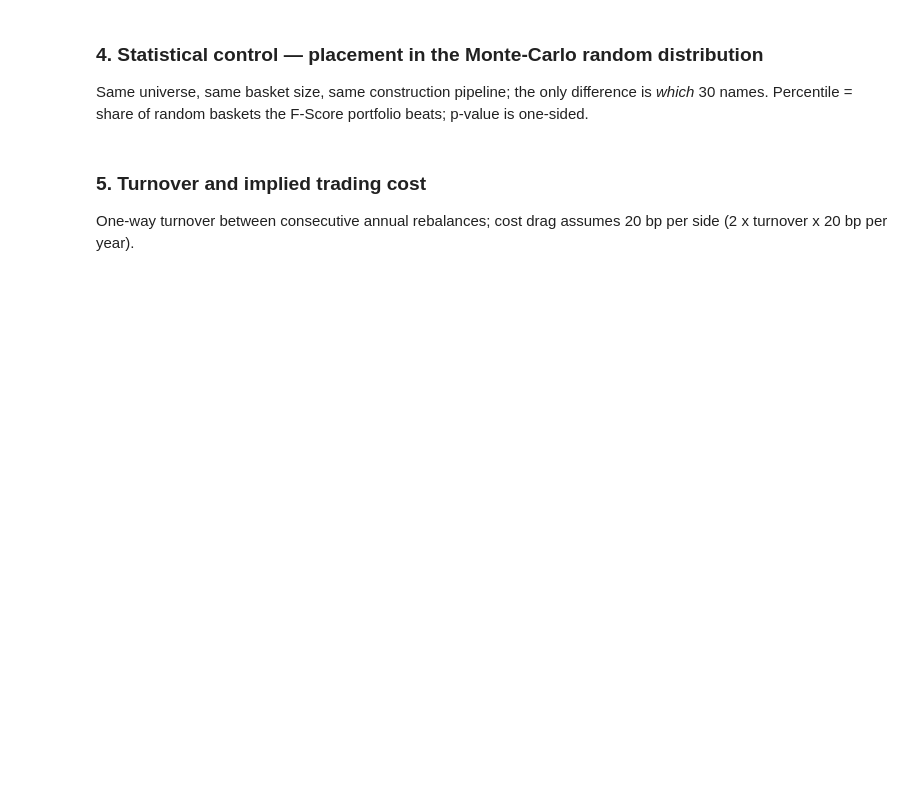
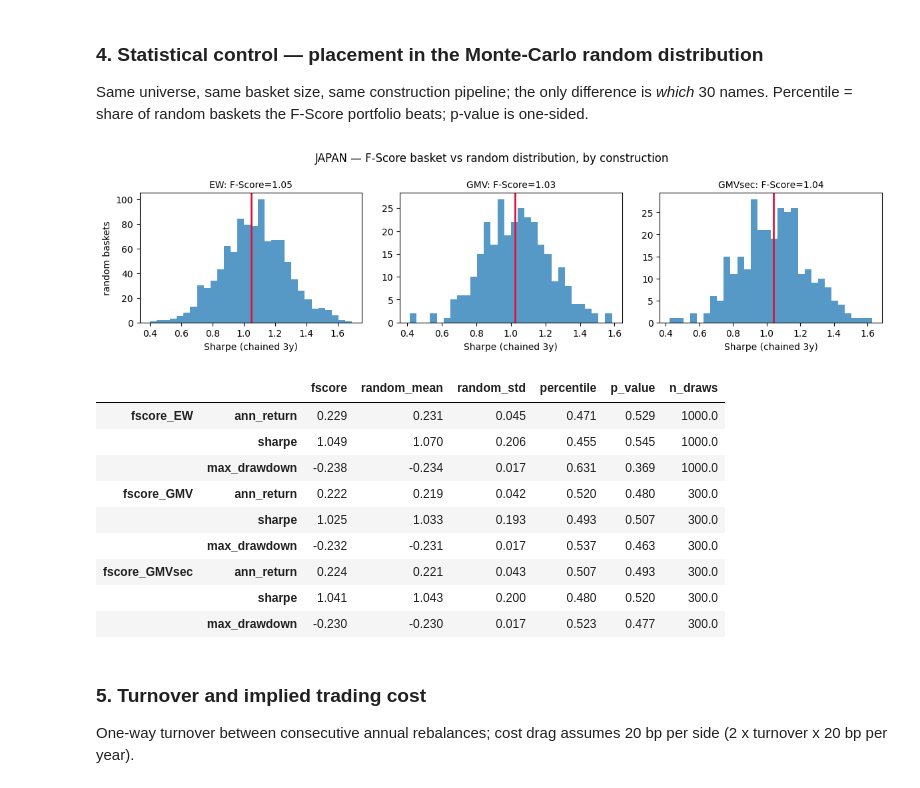
Before and after one commit to mikeding1130/fscore_capstone, a Jupyter notebook: notebooks/04_japan_full_study.ipynb, the cells around one changed output. Drawn from its saved outputs; the diff is of its cells as text; code cells hidden in the pictures; blank space fills up the shorter version.

```diff
--- a/notebooks/04_japan_full_study.ipynb
+++ b/notebooks/04_japan_full_study.ipynb
@@ -99,19 +141,31 @@ F-Score portfolio beats; p-value is one-sided.
 # %%
 pairs = [("EW", "fscore_EW"), ("GMV", "fscore_GMV"), ("GMVsec", "fscore_GMVsec")]
 fig, axes = plt.subplots(1, 3, figsize=(12, 3.2), sharey=False)
 for ax, (how, strat) in zip(axes, pairs):
     sharpes = study.mc_summary(how)["sharpe"].dropna()
     fs = metrics(study.daily[strat].dropna())["sharpe"]
     ax.hist(sharpes, bins=30, alpha=0.75)
     ax.axvline(fs, color="crimson", lw=2)
     ax.set_title(f"{how}: F-Score={fs:.2f}", fontsize=10)
-    ax.set_xlabel("Sharpe (chained 3y)")
+    ax.set_xlabel(f"Sharpe (chained {len(YEARS)}y)")
 axes[0].set_ylabel("random baskets")
 fig.suptitle(f"{MARKET.upper()} — F-Score basket vs random distribution, by construction")
 plt.tight_layout(); plt.show()
 
 placements = pd.concat({strat: study.placement(strat, how) for how, strat in pairs})
 placements.round(3)
+# %% [output]
+[figure, added]
+|  |  | fscore | random_mean | random_std | percentile | p_value | n_draws |
+| fscore_EW | ann_return | 0.229 | 0.231 | 0.045 | 0.471 | 0.529 | 1000.0 |
+|  | sharpe | 1.049 | 1.070 | 0.206 | 0.455 | 0.545 | 1000.0 |
+|  | max_drawdown | -0.238 | -0.234 | 0.017 | 0.631 | 0.369 | 1000.0 |
+| fscore_GMV | ann_return | 0.222 | 0.219 | 0.042 | 0.520 | 0.480 | 300.0 |
+|  | sharpe | 1.025 | 1.033 | 0.193 | 0.493 | 0.507 | 300.0 |
+|  | max_drawdown | -0.232 | -0.231 | 0.017 | 0.537 | 0.463 | 300.0 |
+| fscore_GMVsec | ann_return | 0.224 | 0.221 | 0.043 | 0.507 | 0.493 | 300.0 |
+|  | sharpe | 1.041 | 1.043 | 0.200 | 0.480 | 0.520 | 300.0 |
+|  | max_drawdown | -0.230 | -0.230 | 0.017 | 0.523 | 0.477 | 300.0 |
 # %% [markdown]
 ### 5. Turnover and implied trading cost
 
```
Also changed, not shown: parts of 11 cells of this notebook, 15 other files.
